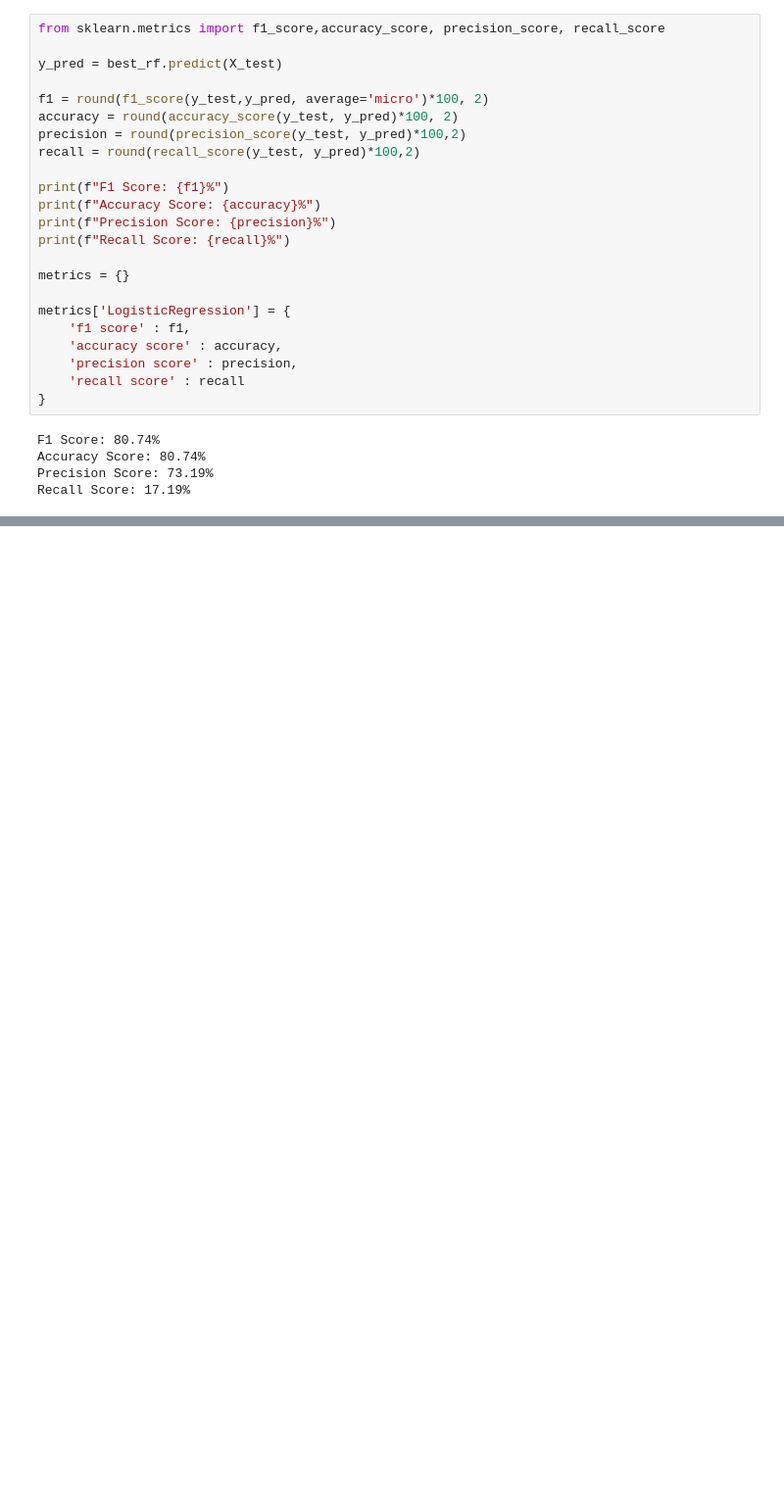
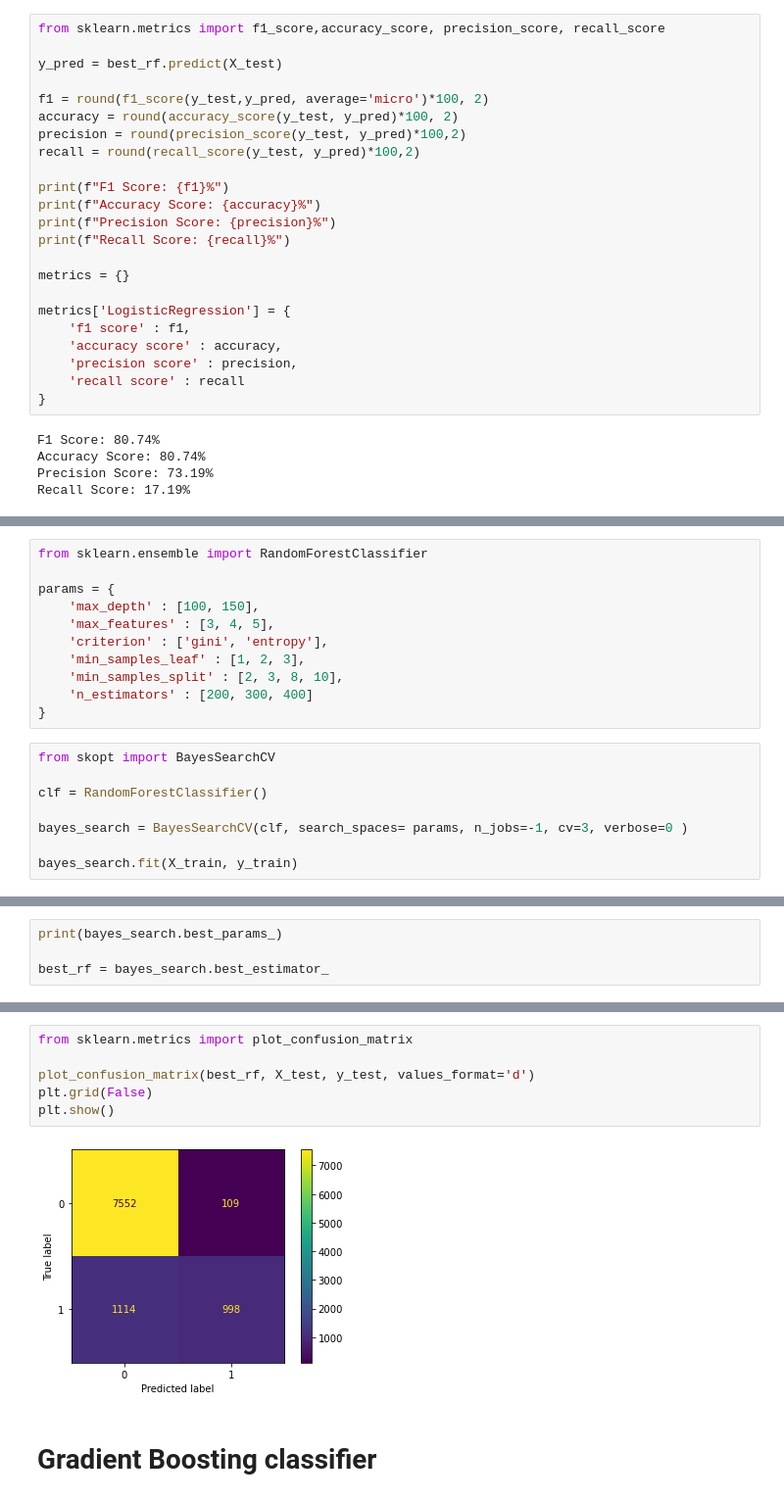
Before and after one commit to Ewertonv90/Credit-Score-Classification_Risk, a Jupyter notebook: project-credit-classfication.ipynb, the cells around one changed output, grey strips where cells are left out. Shown at 98% size. Saved outputs shown, nothing was run; the diff lists cells and outputs as text; blank space fills up the shorter version.

```diff
--- a/project-credit-classfication.ipynb
+++ b/project-credit-classfication.ipynb
@@ -364,0 +375,19 @@ Recall Score: 17.19%
+# %%
+from sklearn.ensemble import RandomForestClassifier
+
+params = {
+    'max_depth' : [100, 150],
+    'max_features' : [3, 4, 5],
+    'criterion' : ['gini', 'entropy'],
+    'min_samples_leaf' : [1, 2, 3],
+    'min_samples_split' : [2, 3, 8, 10],
+    'n_estimators' : [200, 300, 400]
+}
+# %%
+from skopt import BayesSearchCV
+
+clf = RandomForestClassifier()
+
+bayes_search = BayesSearchCV(clf, search_spaces= params, n_jobs=-1, cv=3, verbose=0 )
+
+bayes_search.fit(X_train, y_train)
@@ -364,0 +401,4 @@ Recall Score: 17.19%
+# %%
+print(bayes_search.best_params_)
+
+best_rf = bayes_search.best_estimator_
@@ -364,0 +434,10 @@ Recall Score: 17.19%
+# %%
+from sklearn.metrics import plot_confusion_matrix
+
+plot_confusion_matrix(best_rf, X_test, y_test, values_format='d')
+plt.grid(False)
+plt.show()
+# %% [output]
+[figure, added]
+# %% [markdown]
+# Gradient Boosting classifier
```
Also changed, not shown: parts of 10 cells of this notebook.
